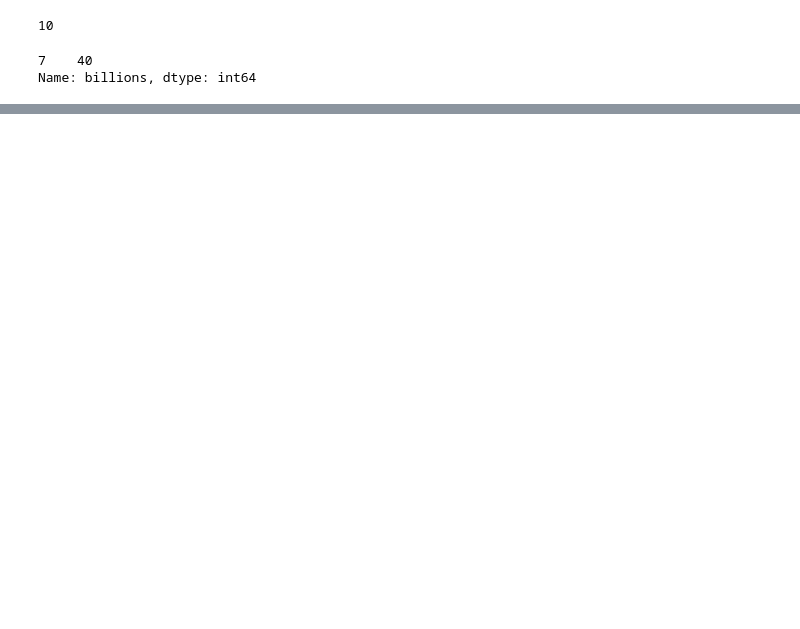
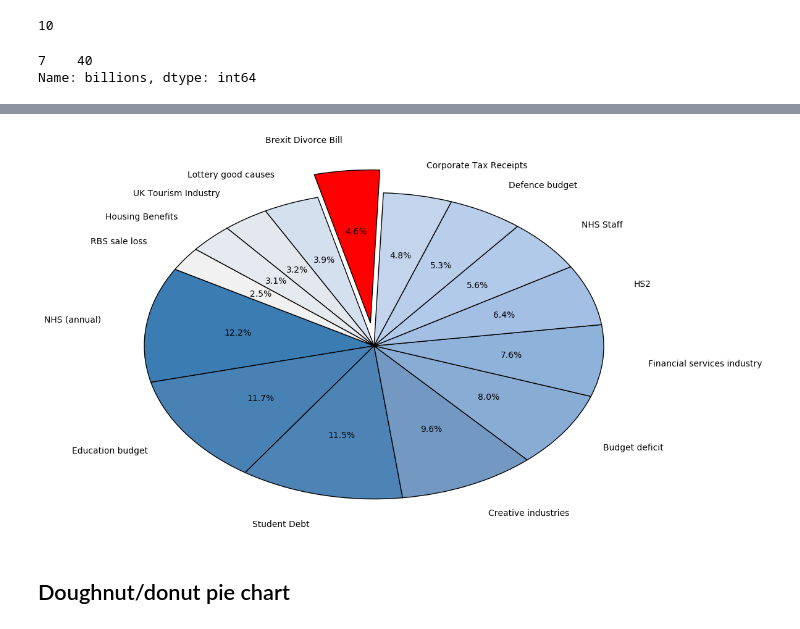
Before and after one commit to LegalEd/brexitdatavisualization, a Jupyter notebook: Circle packing Brexit-Copy1.ipynb, the cells around one changed output, grey strips where cells are left out. Cells and saved outputs as stored; diff of their text form; code cells hidden in the pictures; blank space fills up the shorter version.

```diff
--- a/Circle packing Brexit-Copy1.ipynb
+++ b/Circle packing Brexit-Copy1.ipynb
@@ -117,0 +180,2 @@ plt.show()
+# %%
+explode = [0 if x =='b' else 0.3 for x in colour_labels] # explode slice with Brexit values
@@ -117,0 +186,10 @@ plt.show()
+# %%
+plt.pie(sorted_data,labels=name_labels,autopct='%1.1f%%', colors=color_map, radius=2, wedgeprops = {'linewidth': 1}, explode=explode,labeldistance=1.2,startangle=150)
+# plt.set_title("Matplotlib bakery: A pie")
+# plt.title('Contextualising the cost of the UK’s exit from the EU', loc='center')
+plt.savefig('pie.png', bbox_inches='tight')
+plt.show()
+# %% [output]
+[figure, added]
+# %% [markdown]
+## Doughnut/donut pie chart
```
Also changed, not shown: parts of 47 cells of this notebook.
